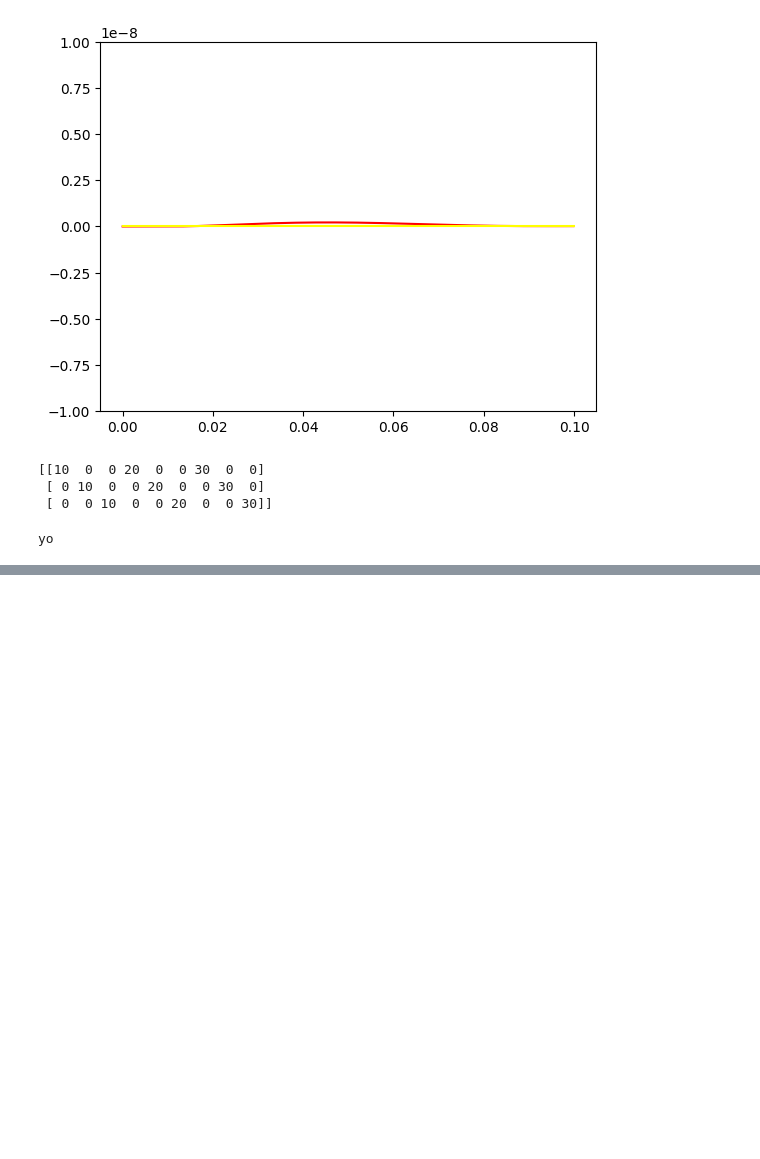
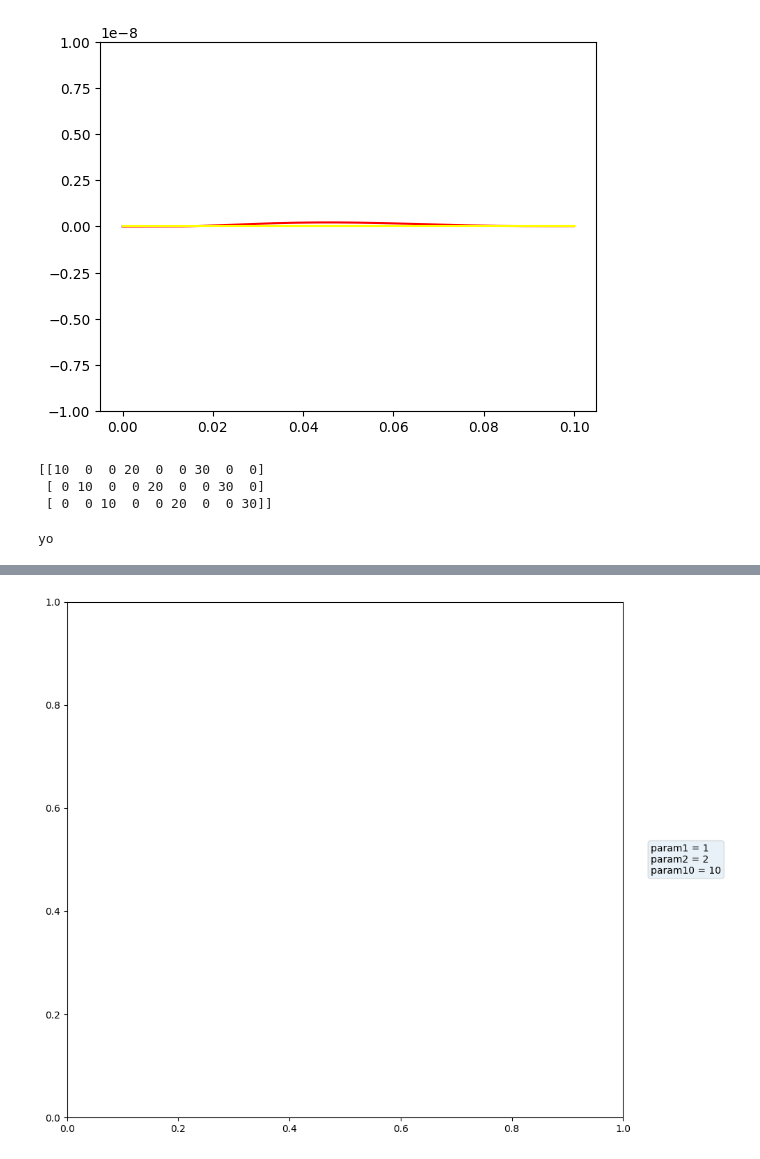
Before and after one commit to Annika-wyt/annika, a Jupyter notebook: test.ipynb, the cells around one changed output, grey strips where cells are left out. Cells and saved outputs as stored; diff of their text form; code cells hidden in the pictures; blank space fills up the shorter version.

```diff
--- a/test.ipynb
+++ b/test.ipynb
@@ -183,0 +215,12 @@ yo
+# %%
+import matplotlib.pyplot as plt
+fig, ax = plt.subplots(figsize=(10, 8))
+# Plotting code here
+params = {"param1": 1, "param2": 2,  "param10": 10}
+param_text = "\n".join([f"{k} = {v}" for k, v in params.items()])
+ax.text(1.05, 0.5, param_text, transform=ax.transAxes, fontsize=10, va='center', ha='left',
+        bbox=dict(boxstyle="round", alpha=0.1))
+plt.tight_layout()
+plt.show()
+# %% [output]
+[figure, added]
```
Also changed, not shown: parts of 1 cell of this notebook, 28 other files.
